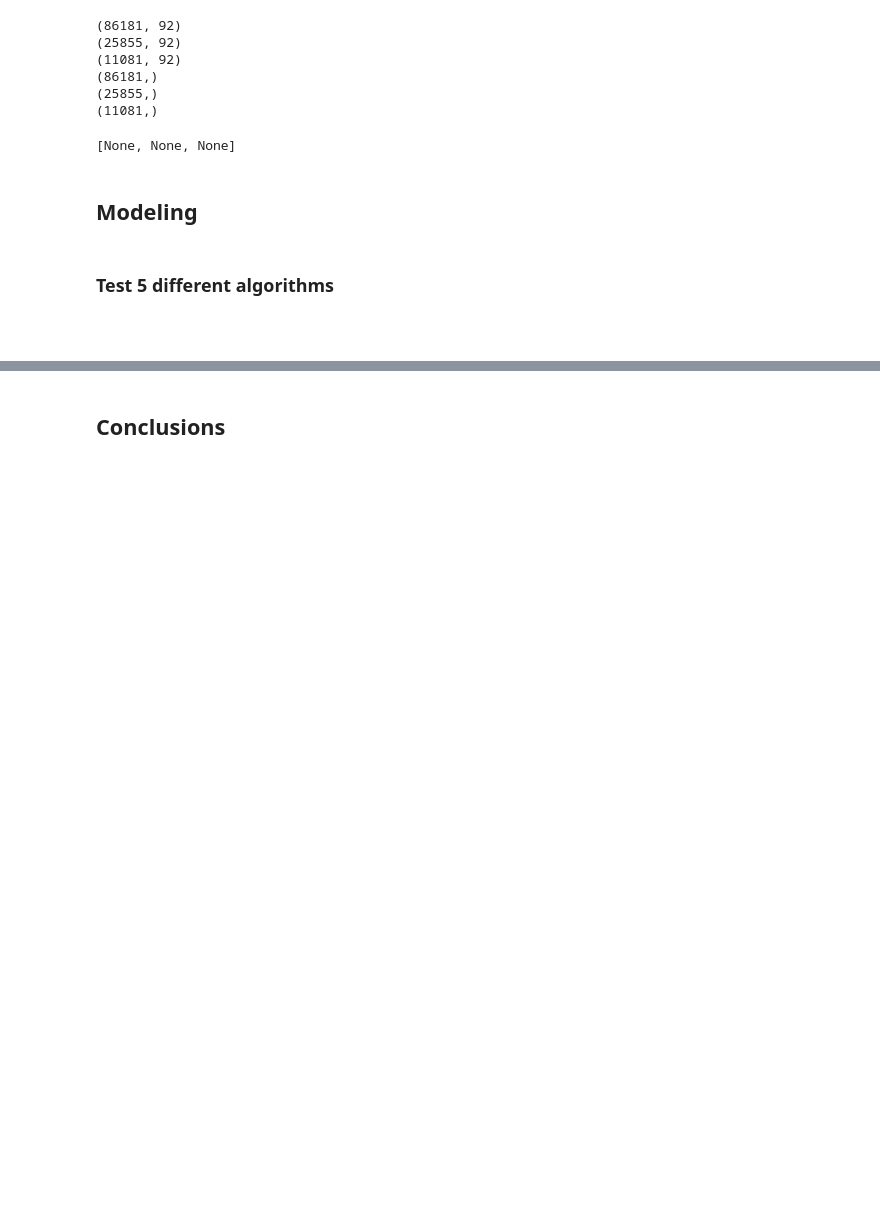
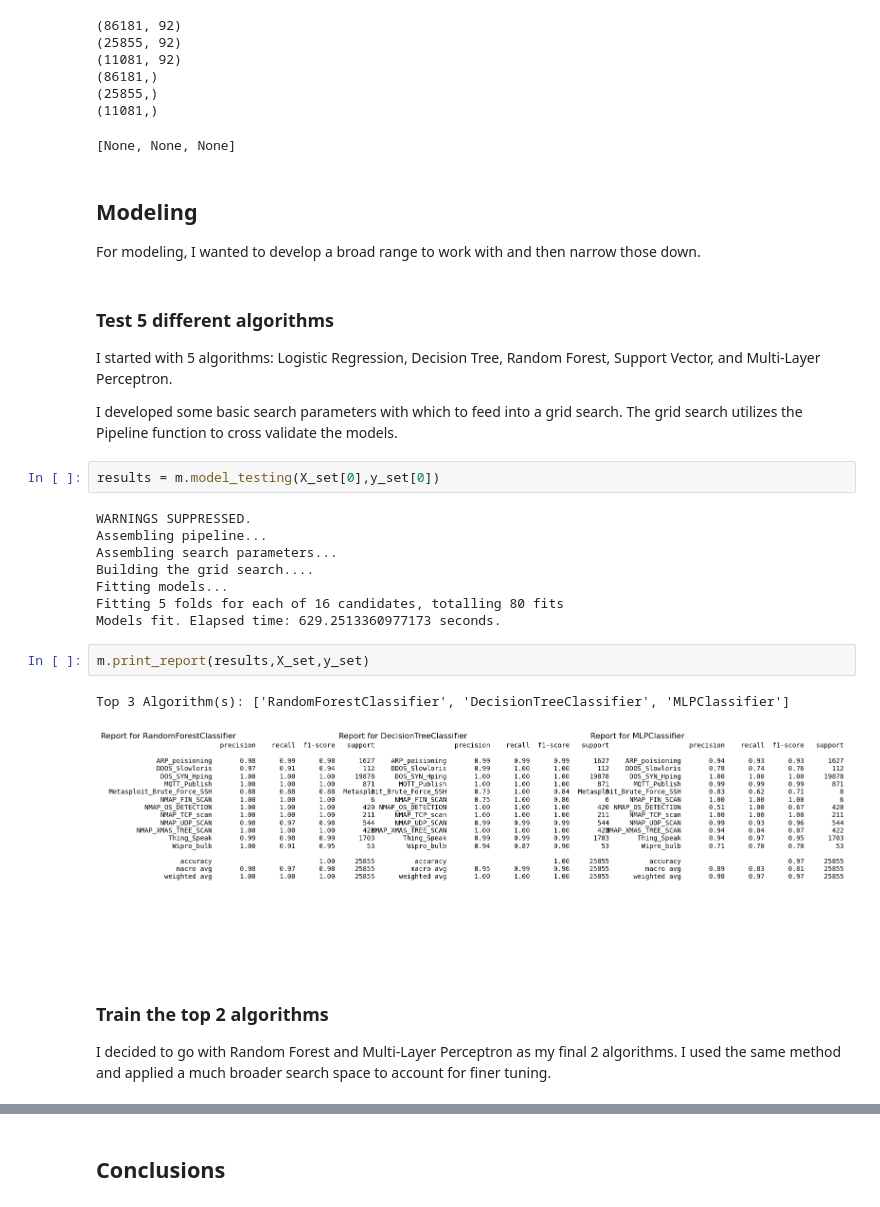
Before and after one commit to Michael-Nelson361/RT-IOT2022, a Jupyter notebook: final_report.ipynb, the cells around one changed output, grey strips where cells are left out. Cells and saved outputs as stored; diff of their text form; blank space fills up the shorter version.

Commit message:
Semi-completed project Added functions to model.py Presented work completed

```diff
--- a/final_report.ipynb
+++ b/final_report.ipynb
@@ -132,7 +242,27 @@ y_set = [df["Attack_type"] for df in encoded]
 [None, None, None]
 # %% [markdown]
 ## Modeling
+For modeling, I wanted to develop a broad range to work with and then narrow those down.
 # %% [markdown]
 ### Test 5 different algorithms
+I started with 5 algorithms: Logistic Regression, Decision Tree, Random Forest, Support Vector, and Multi-Layer Perceptron.
+
+I developed some basic search parameters with which to feed into a grid search. The grid search utilizes the Pipeline function to cross validate the models.
+# %%
+results = m.model_testing(X_set[0],y_set[0])
+# %% [output]
+WARNINGS SUPPRESSED.
+Assembling pipeline...
+Assembling search parameters...
+Building the grid search....
+Fitting models...
+Fitting 5 folds for each of 16 candidates, totalling 80 fits
+Models fit. Elapsed time: 629.2513360977173 seconds.
+# %%
+m.print_report(results,X_set,y_set)
+# %% [output]
+Top 3 Algorithm(s): ['RandomForestClassifier', 'DecisionTreeClassifier', 'MLPClassifier']
+[figure, added]
 # %% [markdown]
-###
+### Train the top 2 algorithms
+I decided to go with Random Forest and Multi-Layer Perceptron as my final 2 algorithms. I used the same method and applied a much broader search space to account for finer tuning.
```
Also changed, not shown: parts of 14 cells of this notebook, 1 other file.
